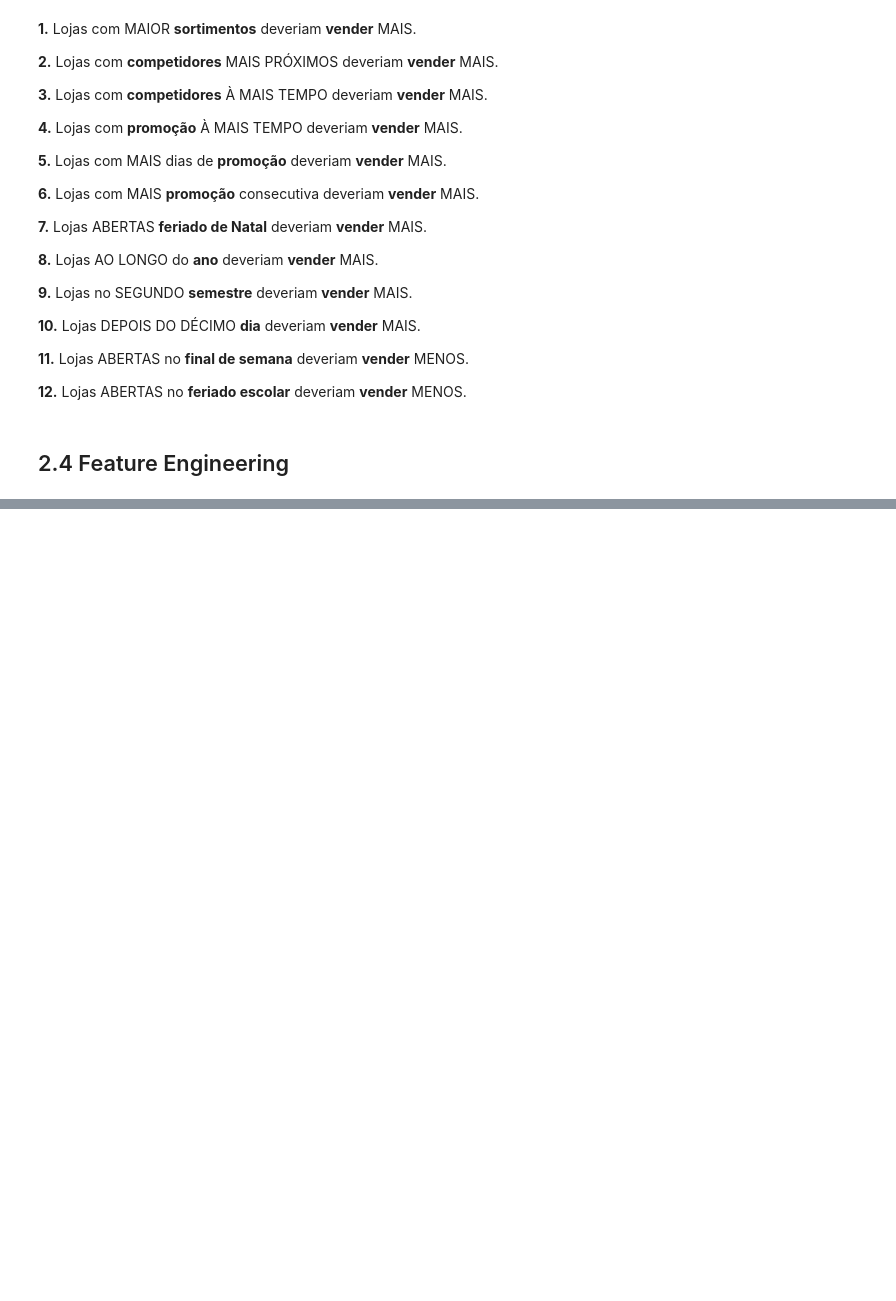
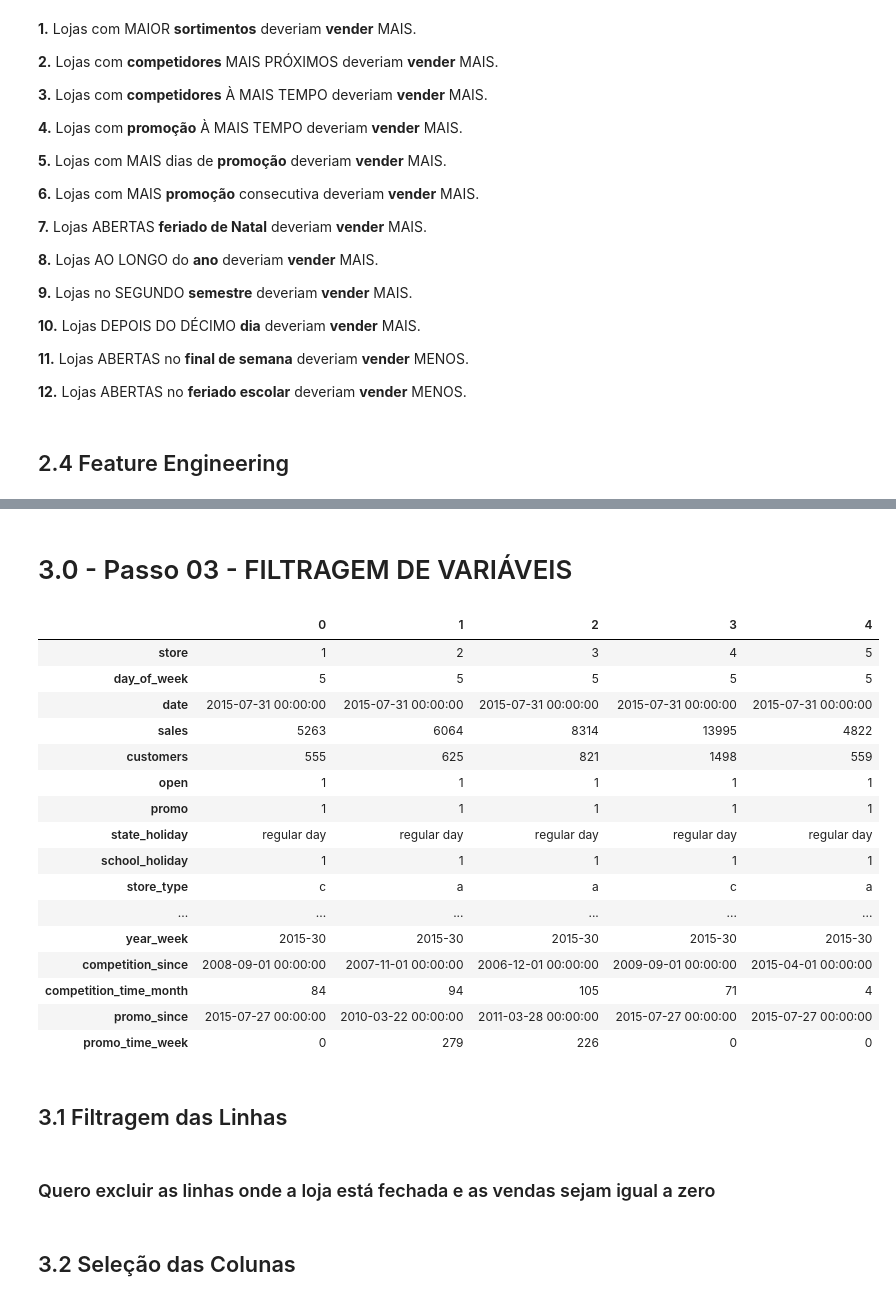
Before and after one commit to ssmmjr/DS_Em_Producao, a Jupyter notebook: m03_v01_store_sales_predicitons.ipynb, the cells around one changed output, grey strips where cells are left out. Drawn from its saved outputs; the diff is of its cells as text; code cells hidden in the pictures; blank space fills up the shorter version.

```diff
--- a/m03_v01_store_sales_predicitons.ipynb
+++ b/m03_v01_store_sales_predicitons.ipynb
@@ -653,0 +656,28 @@ df2.sample(5).T
+# %% [markdown]
+# 3.0 - Passo 03 - FILTRAGEM DE VARIÁVEIS
+# %%
+df3 = df2.copy()
+# %%
+df3.head().T
+# %% [output]
+|  | 0 | 1 | 2 | 3 | 4 |
+| store | 1 | 2 | 3 | 4 | 5 |
+| day_of_week | 5 | 5 | 5 | 5 | 5 |
+| date | 2015-07-31 00:00:00 | 2015-07-31 00:00:00 | 2015-07-31 00:00:00 | 2015-07-31 00:00:00 | 2015-07-31 00:00:00 |
+| sales | 5263 | 6064 | 8314 | 13995 | 4822 |
+| customers | 555 | 625 | 821 | 1498 | 559 |
+| open | 1 | 1 | 1 | 1 | 1 |
+| promo | 1 | 1 | 1 | 1 | 1 |
+| state_holiday | regular day | regular day | regular day | regular day | regular day |
+| school_holiday | 1 | 1 | 1 | 1 | 1 |
+| store_type | c | a | a | c | a |
+| ... | ... | ... | ... | ... | ... |
+| year_week | 2015-30 | 2015-30 | 2015-30 | 2015-30 | 2015-30 |
+| competition_since | 2008-09-01 00:00:00 | 2007-11-01 00:00:00 | 2006-12-01 00:00:00 | 2009-09-01 00:00:00 | 2015-04-01 00:00:00 |
+| competition_time_month | 84 | 94 | 105 | 71 | 4 |
+| promo_since | 2015-07-27 00:00:00 | 2010-03-22 00:00:00 | 2011-03-28 00:00:00 | 2015-07-27 00:00:00 | 2015-07-27 00:00:00 |
+| promo_time_week | 0 | 279 | 226 | 0 | 0 |
+# %% [markdown]
+## 3.1 Filtragem das Linhas
+# %% [markdown]
+### Quero excluir as linhas onde a loja está fechada e as vendas sejam igual a zero
@@ -653,0 +688,2 @@ df2.sample(5).T
+# %% [markdown]
+## 3.2 Seleção das Colunas
```
Also changed, not shown: parts of 17 cells of this notebook, 2 other files.
